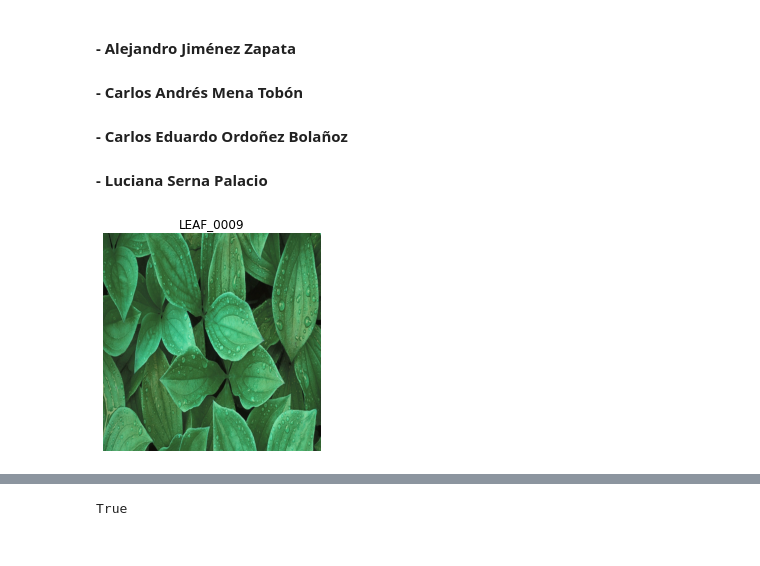
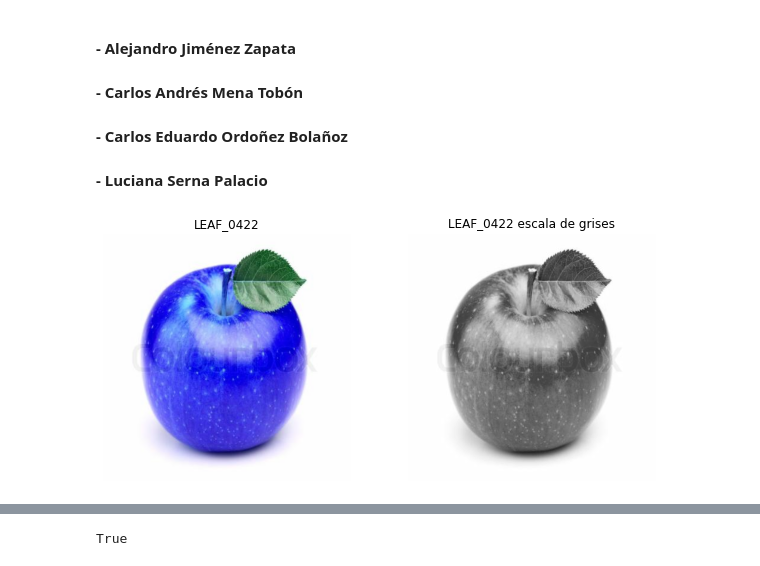
Before and after one commit to aljimenezza/Leaf-Segmentation, a Jupyter notebook: Segmentacion.ipynb, the cells around one changed output, grey strips where cells are left out. Cells and saved outputs as stored; diff of their text form; code cells hidden in the pictures.

```diff
--- a/Segmentacion.ipynb
+++ b/Segmentacion.ipynb
@@ -31,13 +31,22 @@ def plot(imagen,color='black',title=None,cmapa='gray',pic = False,subplot  = (1,
     plt.axis('off')
     plt.imshow(imagen,cmap = cmapa,vmin = vmin, vmax = vmax)
     plt.title(title,color = color)
+
+def load_gray_image(image_path):
+
+    coloured_image = cv2.imread(image_path)
+    gray_image = cv2.cvtColor(coloured_image, cv2.COLOR_BGR2GRAY)
+    return gray_image
 # %%
-imagen = '0009'
+imagen = '0422'
 carpeta = 'DataSet'
 img_test = cv2.imread(f'{carpeta}/train/LEAF_{imagen}.jpg')
-plot(img_test,subplot=(1,1,1) ,title=f'LEAF_{imagen}')
+img_gray = load_gray_image(f'{carpeta}/train/LEAF_{imagen}.jpg')
+plt.figure(figsize=(10,10))
+plot(img_test,subplot=(2,2,1) ,title=f'LEAF_{imagen}')
+plot(img_gray,subplot=(2,2,2) ,title=f'LEAF_{imagen} escala de grises')
 # %% [output]
-[figure, old version]
+[figure, new version]
 # %%
 # Rojo
 abc_r = (1,0,0)
```
Also changed, not shown: parts of 9 cells of this notebook.
